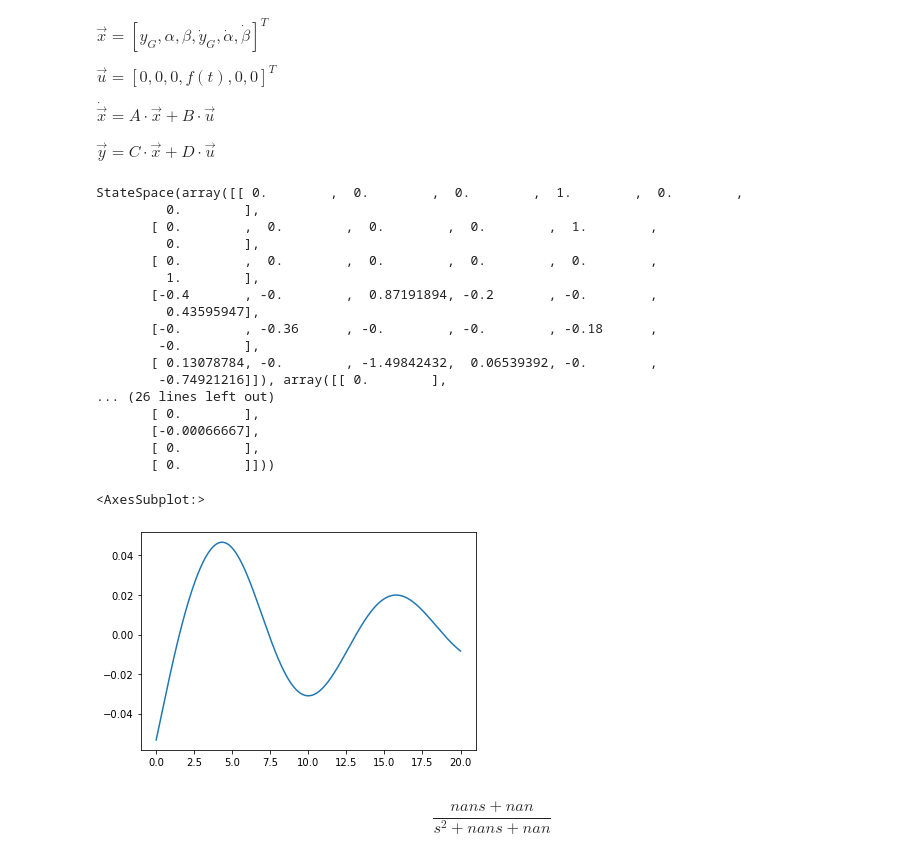
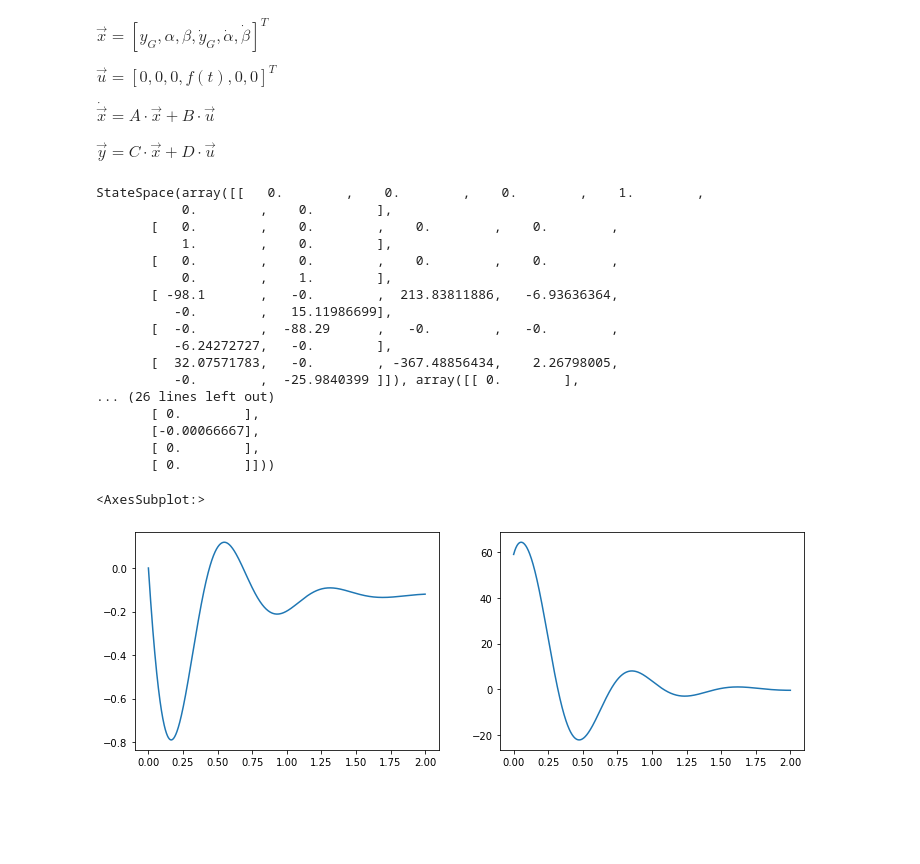
Before and after one commit to dmkeijzer/RBDOWigeon-paper, a Jupyter notebook: structures/Crashworthiness.ipynb, the cells around one changed output. Drawn from its saved outputs; the diff is of its cells as text; code cells hidden in the pictures; blank space fills up the shorter version.

```diff
--- a/structures/Crashworthiness.ipynb
+++ b/structures/Crashworthiness.ipynb
@@ -83,25 +83,37 @@ def SolveLandingGear(sys, imp, forc, t0, t1):
     yforc, t = c.step(sys, t)
     return t, yimp * imp + forc * yforc
 # %%
-K = [200]*3 # Spring constants k1, k2, k3 N/m
-C = [100]*3 # Damping coefficients c1, c2, c3 N/ms-1
+M1 = 1500
+Vcrash = 9.9 #m/s
+gmax = 7  # the classic g's on contact
+Dtot = gmax*9.81*M1/Vcrash
+
+gmax2 = 4 #g's on fullly compressed spring
+gear_displacement = 0.4  # m
+Ktot = gmax2*9.81 * M1 / gear_displacement
+
+
+
+
+K = [Ktot/3]*3 # Spring constants k1, k2, k3 N/m
+C = [Dtot/3]*3 # Damping coefficients c1, c2, c3 N/ms-1
 d, l1, l2 = 1, 6, 10 # zcg, d landing gears, d2 landing gears [m]
-M = 1500, 10000, 10000 # m [kg], Jx [kgm2], Jz [kgm2]
+M = M1, 10000, 10000 # m [kg], Jx [kgm2], Jz [kgm2]
 
 (sys := GearSystem(K, C, M, d, l1, l2))
 # %% [output]
-StateSpace(array([[ 0.        ,  0.        ,  0.        ,  1.        ,  0.        ,
-         0.        ],
-       [ 0.        ,  0.        ,  0.        ,  0.        ,  1.        ,
-         0.        ],
-       [ 0.        ,  0.        ,  0.        ,  0.        ,  0.        ,
-         1.        ],
-       [-0.4       , -0.        ,  0.87191894, -0.2       , -0.        ,
-         0.43595947],
-       [-0.        , -0.36      , -0.        , -0.        , -0.18      ,
-        -0.        ],
-       [ 0.13078784, -0.        , -1.49842432,  0.06539392, -0.        ,
-        -0.74921216]]), array([[ 0.        ],
+StateSpace(array([[   0.        ,    0.        ,    0.        ,    1.        ,
+           0.        ,    0.        ],
+       [   0.        ,    0.        ,    0.        ,    0.        ,
+           1.        ,    0.        ],
+       [   0.        ,    0.        ,    0.        ,    0.        ,
+           0.        ,    1.        ],
+       [ -98.1       ,   -0.        ,  213.83811886,   -6.93636364,
+          -0.        ,   15.11986699],
+       [  -0.        ,  -88.29      ,   -0.        ,   -0.        ,
+          -6.24272727,   -0.        ],
+       [  32.07571783,   -0.        , -367.48856434,    2.26798005,
+          -0.        ,  -25.9840399 ]]), array([[ 0.        ],
 ... (26 lines left out)
        [ 0.        ],
        [-0.00066667],
@@ -109,19 +121,19 @@ StateSpace(array([[ 0.        ,  0.        ,  0.        ,  1.        ,  0.
        [ 0.        ]]))
 # %%
 import seaborn as sns
+import matplotlib.pyplot as plt
 import warnings
 warnings.filterwarnings("ignore")
+imp, forc = Vcrash*M1, M1*9.81 # N*s, N
 
-imp, forc = 100, 100 # N*s, N
+tsim = 2
 
-t, y = SolveLandingGear(sys, imp, forc, 0, 20)
+t, y = SolveLandingGear(sys, imp, forc, 0, tsim)
+plt.figure(figsize=(12, 4))
+plt.subplot(1, 2, 1)
+sns.lineplot(x=t, y=y[:, 0].T[0])
+plt.subplot(1, 2, 2)
 sns.lineplot(x=t, y=y[:, 6].T[0])
 # %% [output]
 <AxesSubplot:>
-[figure, old version]
+[figure, new version]
-# %%
-import control as c
-H = c.tf(sys)
-H
-# %% [output]
-$$\frac{nan s + nan}{s^2 + nan s + nan}$$
```
Also changed, not shown: 7 other files.
